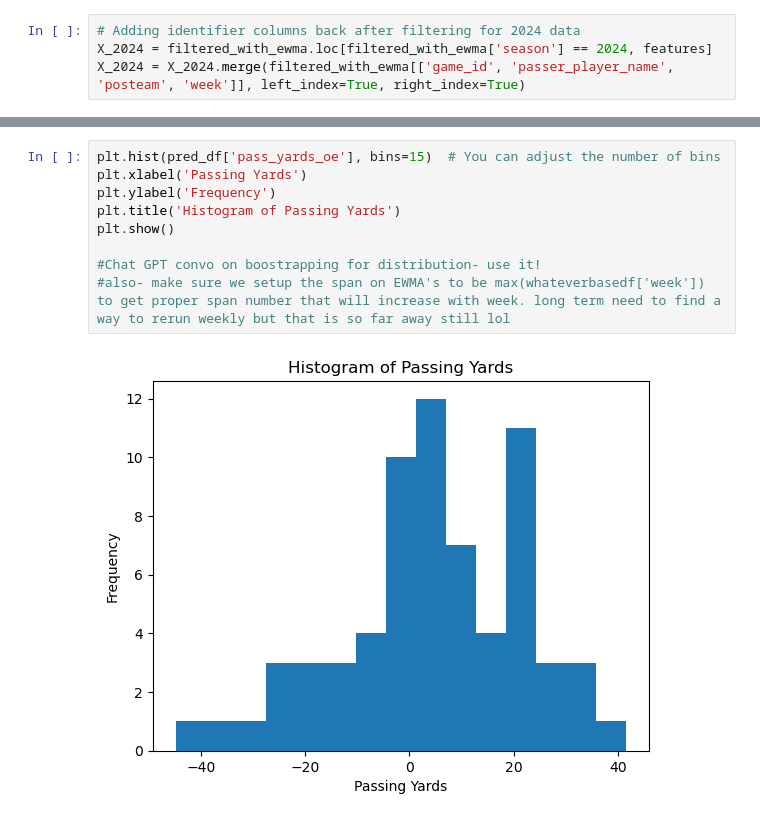
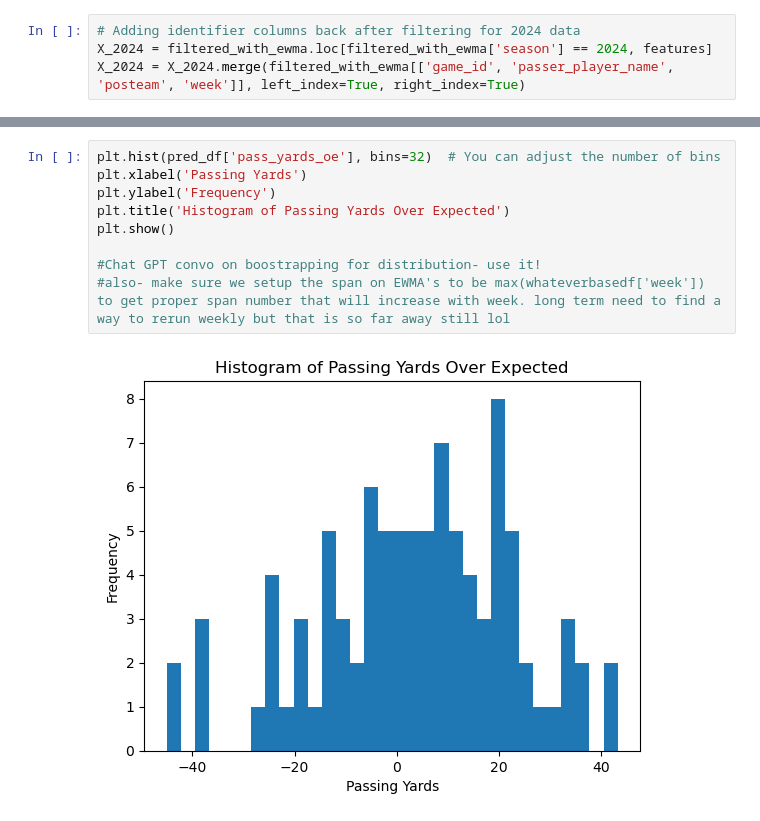
Before and after one commit to bhuggard/CheckTheCover, a Jupyter notebook: heysusan.ipynb, the cells around one changed output, grey strips where cells are left out. Cells and saved outputs as stored; diff of their text form.

```diff
--- a/heysusan.ipynb
+++ b/heysusan.ipynb
@@ -499,11 +486,11 @@ pred_df.shape
 # %%
-plt.hist(pred_df['pass_yards_oe'], bins=15)  # You can adjust the number of bins
+plt.hist(pred_df['pass_yards_oe'], bins=32)  # You can adjust the number of bins
 plt.xlabel('Passing Yards')
 plt.ylabel('Frequency')
-plt.title('Histogram of Passing Yards')
+plt.title('Histogram of Passing Yards Over Expected')
 plt.show()
 
 #Chat GPT convo on boostrapping for distribution- use it!
 #also- make sure we setup the span on EWMA's to be max(whateverbasedf['week']) to get proper span number that will increase with week. long term need to find a way to rerun weekly but that is so far away still lol
 # %% [output]
-[figure, old version]
+[figure, new version]
```
Also changed, not shown: parts of 17 cells of this notebook.
